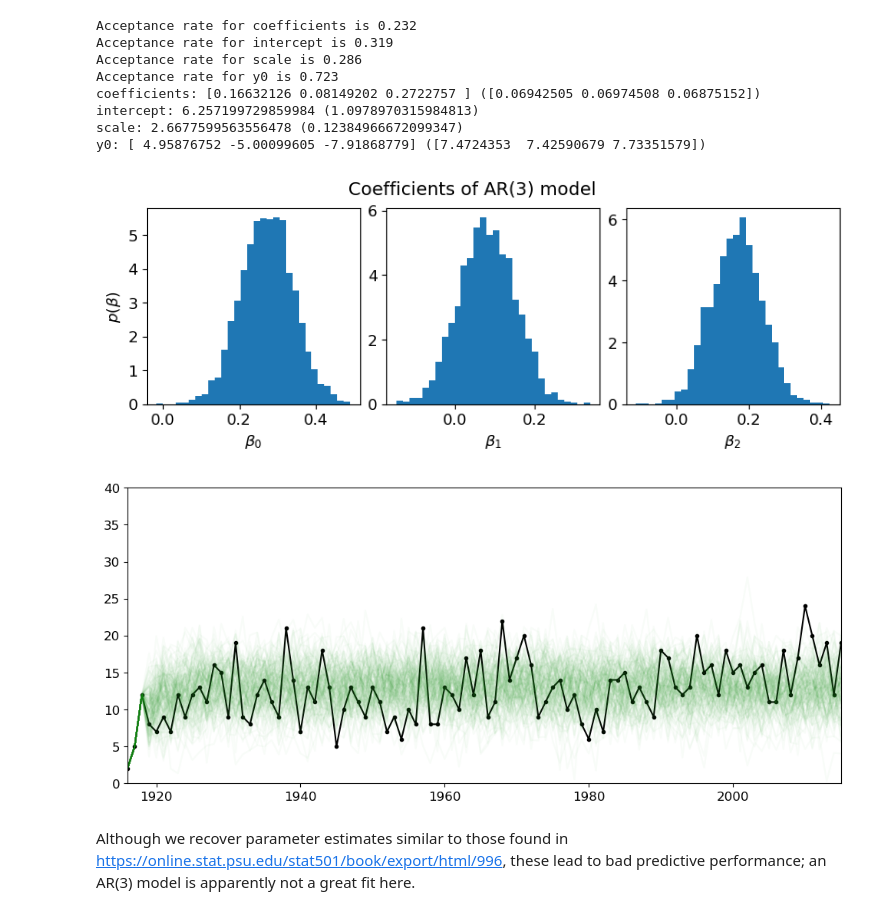
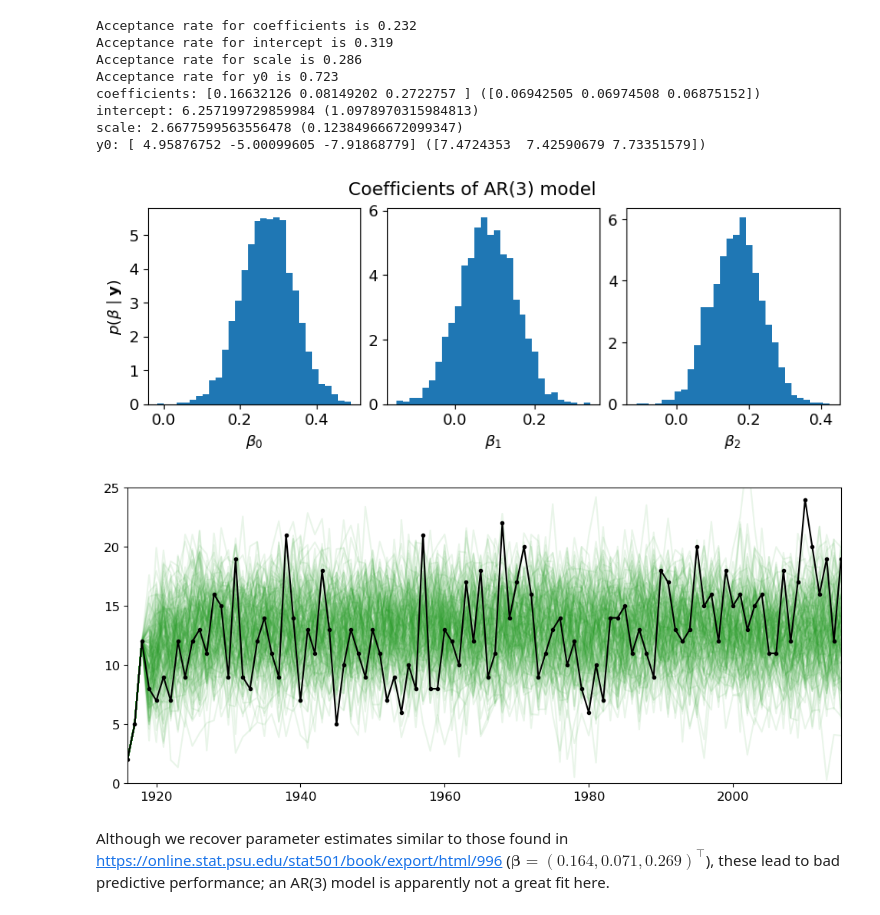
Before and after one commit to UncertaintyInComplexSystems/bamojax, a Jupyter notebook: bamojax/examples/timeseries/AR_models.ipynb, the cells around one changed output. Saved outputs shown, nothing was run; the diff lists cells and outputs as text; code cells hidden in the pictures.

Commit message:
Update AR models example

```diff
--- a/bamojax/examples/timeseries/AR_models.ipynb
+++ b/bamojax/examples/timeseries/AR_models.ipynb
@@ -349,31 +338,31 @@ _, axes = plt.subplots(nrows=1, ncols=order, constrained_layout=True, figsize=(4
 for i, ax in enumerate(axes):
     ax.hist(coefficients_posterior[:, i], density=True, bins=nbins)
     ax.set_xlabel(fr'$\beta_{i}$', fontsize=SMALL_SIZE)
-axes[0].set_ylabel(r'$p(\beta)$', fontsize=SMALL_SIZE)
+axes[0].set_ylabel(r'$p(\beta \mid \mathbf{y})$', fontsize=SMALL_SIZE)
 plt.suptitle('Coefficients of AR(3) model', fontsize=MEDIUM_SIZE);
 # %% [output]
-[figure, old version]
+[figure, new version]
 # %%
 @jax.jit
 def wrapper(key, state):
     state = state.copy()
     state['y0'] = quakes[:order]
     return quake_model.sample_posterior_predictive(key, state, input_variables=dict(T=n))['y(t)']
 
 #
 key = jrnd.PRNGKey(42)
 keys = jrnd.split(key, num_particles)
 
 predictions = jax.vmap(wrapper)(keys, posterior)
 
 plt.figure(figsize=(12, 5))
 ax = plt.gca()
-ax.plot(time, quakes, '.-', color='k')
+ax.plot(time, quakes, '.-', color='k', zorder=1)
 for i in range(0, num_particles, 20):
-    ax.plot(time, predictions[i, :], color='tab:green', alpha=0.03)
+    ax.plot(time, predictions[i, :], color='tab:green', alpha=0.1, zorder=0)
 ax.set_xlim([time[0], time[-1]])
-ax.set_ylim([0, 40]);
+ax.set_ylim([0, 25]);
 # %% [output]
-[figure, old version]
+[figure, new version]
 # %% [markdown]
-Although we recover parameter estimates similar to those found in https://online.stat.psu.edu/stat501/book/export/html/996, these lead to bad predictive performance; an AR(3) model is apparently not a great fit here.
+Although we recover parameter estimates similar to those found in https://online.stat.psu.edu/stat501/book/export/html/996 ($\mathbf{\beta}= (0.164, 0.071, 0.269)^\top$), these lead to bad predictive performance; an AR(3) model is apparently not a great fit here.
```
Also changed, not shown: parts of 2 cells of this notebook, 1 other file.
